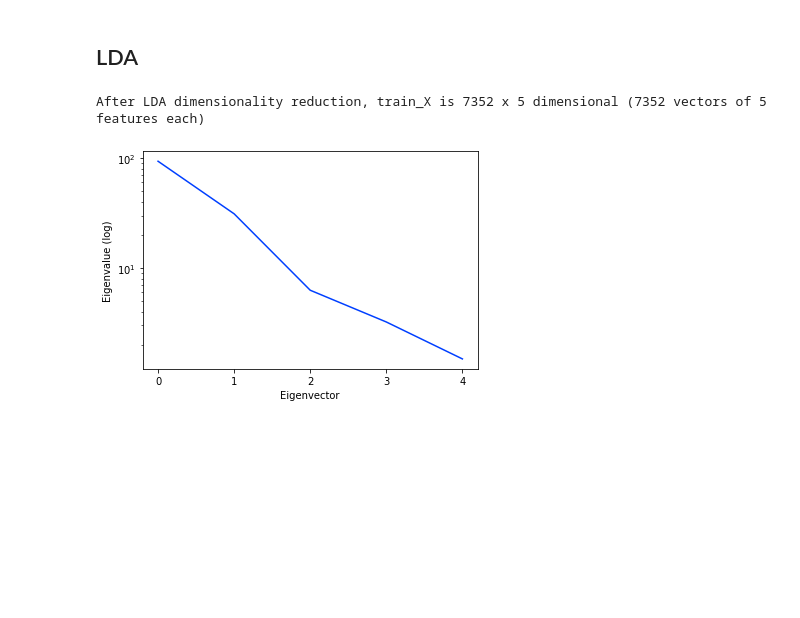
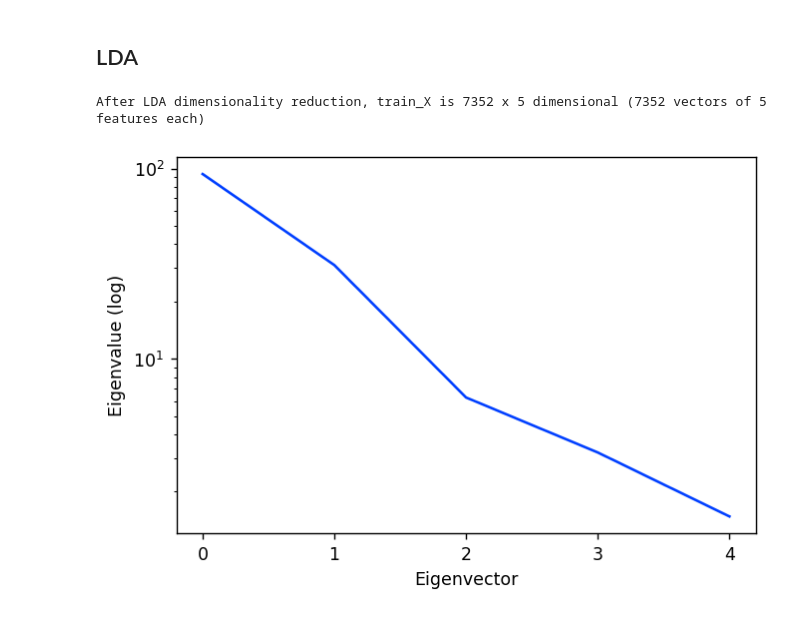
Before and after one commit to eliaperantoni/ml_project, a Jupyter notebook: main.ipynb, the cells around one changed output. Saved outputs shown, nothing was run; the diff lists cells and outputs as text; code cells hidden in the pictures; blank space fills up the shorter version.

```diff
--- a/main.ipynb
+++ b/main.ipynb
@@ -6,10 +6,11 @@ import pandas as pd
 import matplotlib.pyplot as plt
 import matplotlib.ticker as mtick
 import matplotlib.patches as mpatches
+from scipy.stats import multivariate_normal
 
 plt.style.use("seaborn-bright")
-
-plt.rcParams['figure.dpi'] = 100
+# %%
+plt.rcParams['figure.dpi'] = 125
 # %%
 train = pd.read_csv("train.csv")
 # Remove 'subject' column because not interesting for our goal
@@ -50,6 +51,8 @@ def pca(X: np.ndarray, retain=0.3, verbose=False):
     :param retain: The ratio of features to retain. i.e. 0.1 means project on the top 10% features
     :param verbose: Print and plot additional information
     """
+
+    _, d = X.shape
 
     μ = np.mean(X, axis=0)
     # Subtract the mean
@@ -63,7 +66,7 @@ def pca(X: np.ndarray, retain=0.3, verbose=False):
 
     # Sorting
     idx = np.argsort(abs(eig_vals))[::-1]
-    eig_vals, eig_vecs = eig_vals[idx], eig_vecs[:,idx]
+    eig_vals, eig_vecs = eig_vals[idx], eig_vecs[:, idx]
 
     # How many eigenvalues to take
     k = int(d * retain)
@@ -91,7 +94,7 @@ def pca(X: np.ndarray, retain=0.3, verbose=False):
 
     # Take only the first k eigenvalues
     idx = idx[:k]
-    eig_vals, eig_vecs = eig_vals[idx], eig_vecs[:,idx]
+    eig_vals, eig_vecs = eig_vals[idx], eig_vecs[:, idx]
 
     def project(X):
         return X @ eig_vecs
@@ -128,6 +131,9 @@ plt.legend(handles=[
 ## LDA
 # %%
 def lda(X: np.ndarray, y: np.ndarray, verbose=False):
+    n, d = X.shape
+    assert n == y.size
+
     classes = np.unique(y)
 
     # Global mean
@@ -153,36 +159,36 @@ def lda(X: np.ndarray, y: np.ndarray, verbose=False):
     eig_vals, eig_vecs = eig_vals.real, eig_vecs.real
 
     # Sorting
     idx = np.argsort(abs(eig_vals))[::-1]
-    eig_vals, eig_vecs = eig_vals[idx], eig_vecs[:,idx]
+    eig_vals, eig_vecs = eig_vals[idx], eig_vecs[:, idx]
 
     # Take only the first k-1 eigenvalues
     idx = idx[:len(classes) - 1]
-    eig_vals, eig_vecs = eig_vals[idx], eig_vecs[:,idx]
+    eig_vals, eig_vecs = eig_vals[idx], eig_vecs[:, idx]
 
     if verbose:
         ax = plt.figure().gca()
         ax.xaxis.get_major_locator().set_params(integer=True)
 
         plt.plot(np.arange(len(classes) - 1), eig_vals)
         plt.yscale("log")
         plt.xlabel("Eigenvector")
         plt.ylabel("Eigenvalue (log)")
 
     def project(X):
         return X @ eig_vecs
 
     return project
 
 
 lda_reduce = lda(train_X, train_y, verbose=True)
 
 train_X = lda_reduce(train_X)
 _, d = train_X.shape
 print(f"After LDA dimensionality reduction, train_X is {n} x {d} dimensional ({n} vectors of {d} features each)")
 # %% [output]
 After LDA dimensionality reduction, train_X is 7352 x 5 dimensional (7352 vectors of 5 features each)
-[figure, old version]
+[figure, new version]
 # %%
 # After projecting using LDA, the 1st and 4th feature separate the data really neatly!
 scatter_y1 = 0
```
Also changed, not shown: parts of 8 cells of this notebook, 1 other file.
